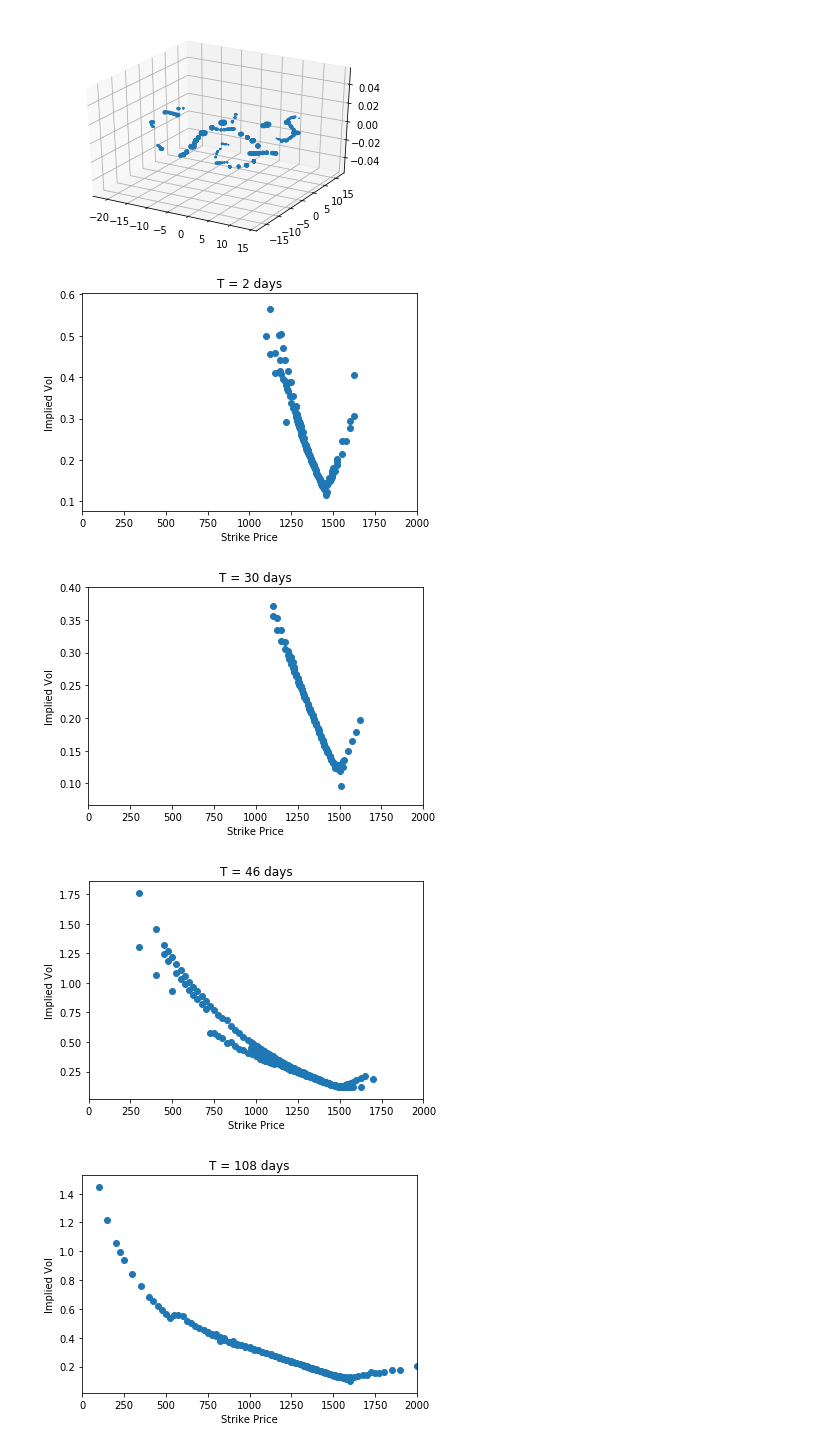
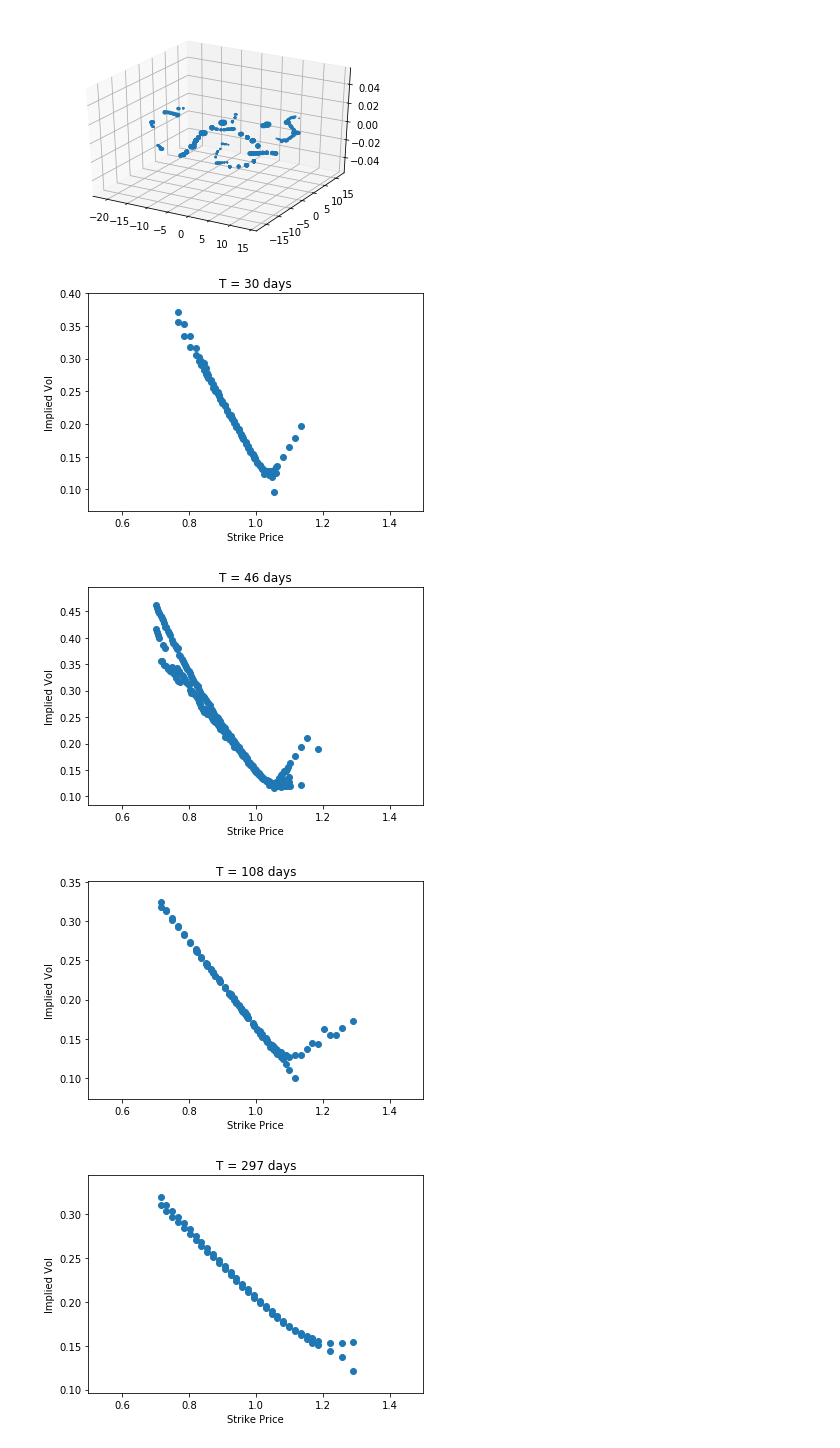
Before and after one commit to bhcho94/homework, a Jupyter notebook: FE539/impliedvol.ipynb, the cells around one changed output. Saved outputs shown, nothing was run; the diff lists cells and outputs as text; code cells hidden in the pictures.

```diff
--- a/FE539/impliedvol.ipynb
+++ b/FE539/impliedvol.ipynb
@@ -7,6 +7,7 @@ import os
 import scipy.stats as si
 from sklearn.manifold import TSNE
 
+path = os.getcwd()
 
 S = 1433
 rf = 0.0265
@@ -14,9 +15,14 @@ rf = 0.0265
 path = os.getcwd()
 yields = pd.read_csv(path + '/yields.csv')
 data = pd.read_csv(path + '/data.csv')
+data = data[data['days'] > 29]
+data = data[data['days'] < 367]
+data['strike'] = data['strike']/S
+data = data[data['strike'] > 0.7]
+data = data[data['strike'] < 1.3]
 callput = data['type'].values
-T = (data['days']/365).values
-K = data['strike'].values
+T = (data['days']).values
+K = (data['strike']/S).values
 V = data['IV'].values
 P = data['price'].values
 len(P)
@@ -62,64 +68,48 @@ plt.scatter(X_embedded[0], X_embedded[1], X_embedded[2])
 <mpl_toolkits.mplot3d.art3d.Path3DCollection at 0x...>
 [figure]
 # %%
-d = data[data['days'] == 10]
-plt.scatter(d['strike'].values, d['IV'].values)
-plt.title('T = 2 days')
-plt.xlabel('Strike Price')
-plt.ylabel('Implied Vol')
-plt.xlim([0, 2000])
-plt.show()
-plt.clf()
 d = data[data['days'] == 30]
 plt.scatter(d['strike'].values, d['IV'].values)
 plt.title('T = 30 days')
 plt.xlabel('Strike Price')
 plt.ylabel('Implied Vol')
-plt.xlim([0, 2000])
+plt.xlim([0.5, 1.5])
 plt.show()
 plt.clf()
 d = data[data['days'] == 46]
 plt.scatter(d['strike'].values, d['IV'].values)
 plt.title('T = 46 days')
 plt.xlabel('Strike Price')
 plt.ylabel('Implied Vol')
-plt.xlim([0, 2000])
+plt.xlim([0.5, 1.5])
 plt.show()
 plt.clf()
 d = data[data['days'] == 108]
 plt.scatter(d['strike'].values, d['IV'].values)
 plt.title('T = 108 days')
 plt.xlabel('Strike Price')
 plt.ylabel('Implied Vol')
-plt.xlim([0, 2000])
+plt.xlim([0.5, 1.5])
 plt.show()
 plt.clf()
 d = data[data['days'] == 297]
 plt.scatter(d['strike'].values, d['IV'].values)
 plt.title('T = 297 days')
 plt.xlabel('Strike Price')
 plt.ylabel('Implied Vol')
-plt.xlim([0, 2000])
-plt.show()
-plt.clf()
-d = data[data['days'] == 500]
-plt.scatter(d['strike'].values, d['IV'].values)
-plt.title('T = 500 days')
-plt.xlabel('Strike Price')
-plt.ylabel('Implied Vol')
-plt.xlim([0, 2000])
+plt.xlim([0.5, 1.5])
 plt.show()
 plt.clf()
 
 fig = plt.figure()
 ax = fig.gca(projection='3d')
 
 ax.set_xlabel('Time to Expiration (Years)')
 ax.set_ylabel('Strike Price')
 ax.set_zlabel('Implied Volatility')
 ax.scatter(T, K, V)
 # %% [output]
-[figure, old version]
+[figure, new version]
-[figure, old version]
+[figure, new version]
-[figure, old version]
+[figure, new version]
-[figure, old version]
+[figure, new version]
```
Also changed, not shown: parts of 4 cells of this notebook, 2 other files.
